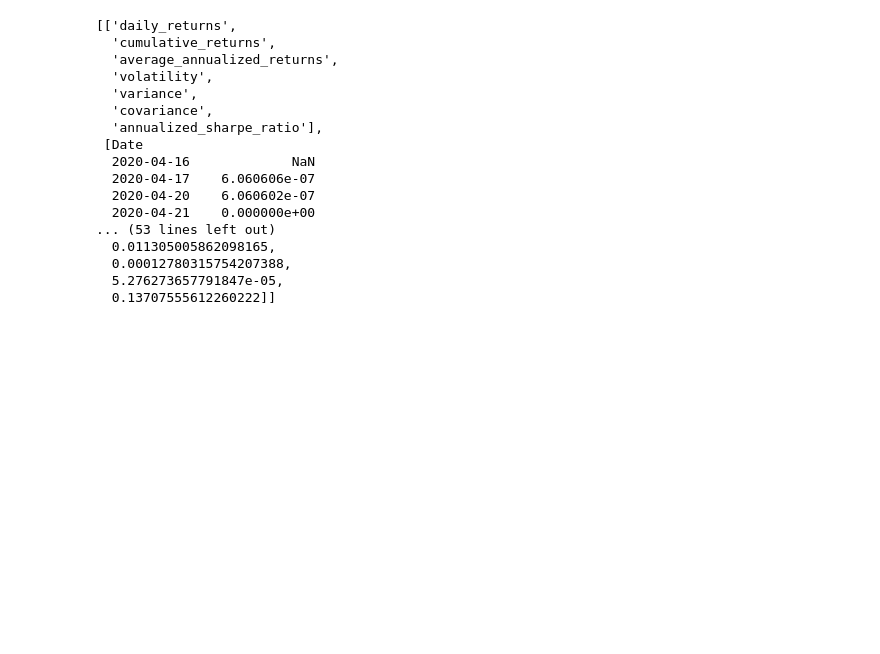
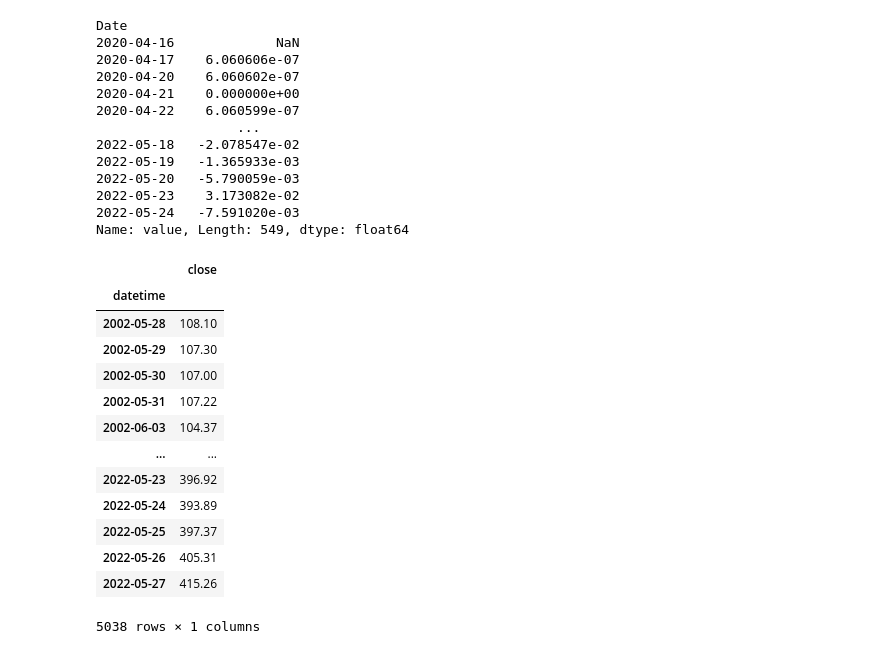
Before and after one commit to plefebvre1/project_3, a Jupyter notebook: functions.ipynb, the cells around one changed output. Drawn from its saved outputs; the diff is of its cells as text; code cells hidden in the pictures; blank space fills up the shorter version.

```diff
--- a/functions.ipynb
+++ b/functions.ipynb
@@ -85,22 +126,47 @@ portfolio = format_ameritrade_export(path1)
 market = format_yfinance_export(path2)
 go = get_statistics(portfolio, market, rf)
 # %%
-display(go)
+go[1][0]
 # %% [output]
-[['daily_returns',
-  'cumulative_returns',
-  'average_annualized_returns',
-  'volatility',
-  'variance',
-  'covariance',
-  'annualized_sharpe_ratio'],
- [Date
-  2020-04-16             NaN
-  2020-04-17    6.060606e-07
-  2020-04-20    6.060602e-07
-  2020-04-21    0.000000e+00
-... (53 lines left out)
-  0.011305005862098165,
-  0.00012780315754207388,
-  5.276273657791847e-05,
-  0.13707555612260222]]
+Date
+2020-04-16             NaN
+2020-04-17    6.060606e-07
+2020-04-20    6.060602e-07
+2020-04-21    0.000000e+00
+2020-04-22    6.060599e-07
+                  ...
+2022-05-18   -2.078547e-02
+2022-05-19   -1.365933e-03
+2022-05-20   -5.790059e-03
+2022-05-23    3.173082e-02
+2022-05-24   -7.591020e-03
+Name: value, Length: 549, dtype: float64
+# %%
+endpoint = 'https://api.tdameritrade.com/v1/marketdata/{stock_ticker}/pricehistory?periodType={periodType}&period={period}&frequencyType={frequencyType}'
+full_url = endpoint.format(stock_ticker='SPY',periodType='year',period=20,frequencyType='daily')
+page = requests.get(url=full_url,
+                    params={'apikey' : os.getenv('CLIENT_ID')})
+content = json.loads(page.content)
+df = pd.DataFrame(content['candles'])
+df['datetime'] = df['datetime']/1000
+df['datetime'] = df['datetime'].apply(dt.datetime.fromtimestamp)
+df['datetime'] = df['datetime'].dt.date
+df = df.set_index('datetime')
+df.drop(["open", "high", "low", "volume"], axis=1, inplace=True)
+df.dropna(inplace=True)
+df
+# %% [output]
+|  | close |
+| datetime |  |
+| 2002-05-28 | 108.10 |
+| 2002-05-29 | 107.30 |
+| 2002-05-30 | 107.00 |
+| 2002-05-31 | 107.22 |
+| 2002-06-03 | 104.37 |
+| ... | ... |
+| 2022-05-23 | 396.92 |
+| 2022-05-24 | 393.89 |
+| 2022-05-25 | 397.37 |
+| 2022-05-26 | 405.31 |
+| 2022-05-27 | 415.26 |
+5038 rows × 1 columns
```
Also changed, not shown: parts of 6 cells of this notebook, 1 other file.
